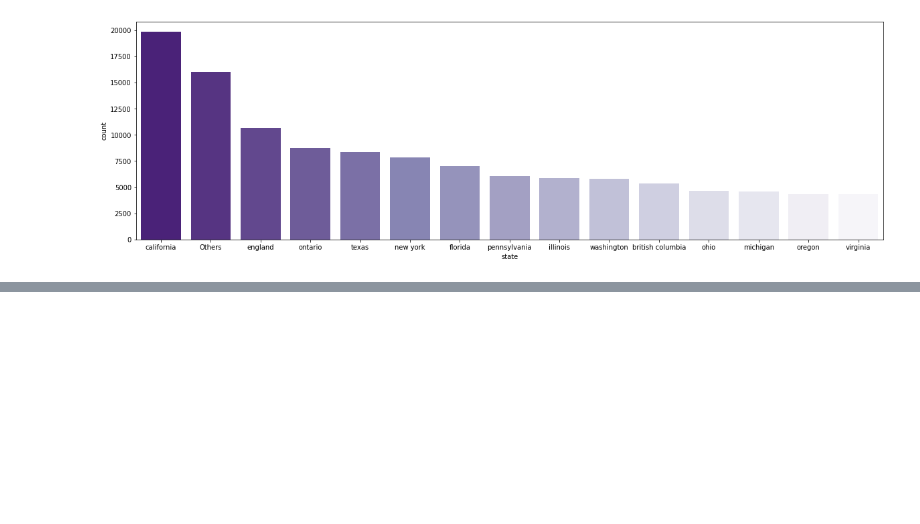
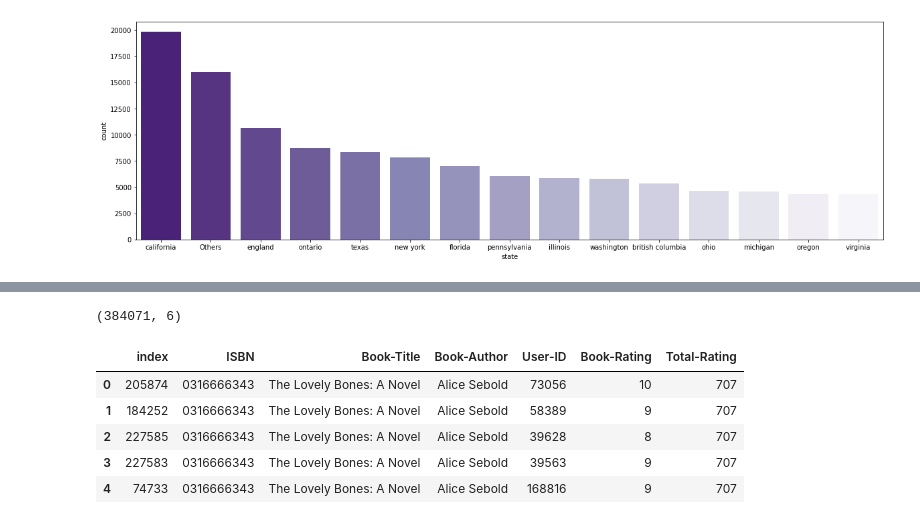
Before and after one commit to Gajam-Anurag/cmpe255-spring22-project, a Jupyter notebook: src/Notebook/BookRecommenderSystem.ipynb, the cells around one changed output, grey strips where cells are left out. Saved outputs shown, nothing was run; the diff lists cells and outputs as text; code cells hidden in the pictures; blank space fills up the shorter version.

```diff
--- a/src/Notebook/BookRecommenderSystem.ipynb
+++ b/src/Notebook/BookRecommenderSystem.ipynb
@@ -767,7 +877,20 @@ coll_data.head()
 
 coll_data =  books1.merge(temp_data,left_on='Book-Title', right_on='Book-Title',how='left')
 coll_data.drop(['Year-Of-Publication','Publisher','Age','city','state','country'], axis=1, inplace=True)
-coll_data.head()
+coll_data.shape
+# %% [output]
+(384071, 6)
+# %%
+## Taking top movies with atleast 80 user ratings
+coll_data = coll_data[coll_data['Total-Rating'] > 80].sort_values('Total-Rating',ascending=False).reset_index()
+coll_data.head()
+# %% [output]
+|  | index | ISBN | Book-Title | Book-Author | User-ID | Book-Rating | Total-Rating |
+| 0 | 205874 | 0316666343 | The Lovely Bones: A Novel | Alice Sebold | 73056 | 10 | 707 |
+| 1 | 184252 | 0316666343 | The Lovely Bones: A Novel | Alice Sebold | 58389 | 9 | 707 |
+| 2 | 227585 | 0316666343 | The Lovely Bones: A Novel | Alice Sebold | 39628 | 8 | 707 |
+| 3 | 227583 | 0316666343 | The Lovely Bones: A Novel | Alice Sebold | 39563 | 9 | 707 |
+| 4 | 74733 | 0316666343 | The Lovely Bones: A Novel | Alice Sebold | 168816 | 9 | 707 |
 # %%
 ## Creating the pivot table
 ratings_matrix = coll_data.pivot_table(index='User-ID', columns = 'Book-Title', values='Book-Rating').fillna(0)
```
Also changed, not shown: parts of 42 cells of this notebook.
